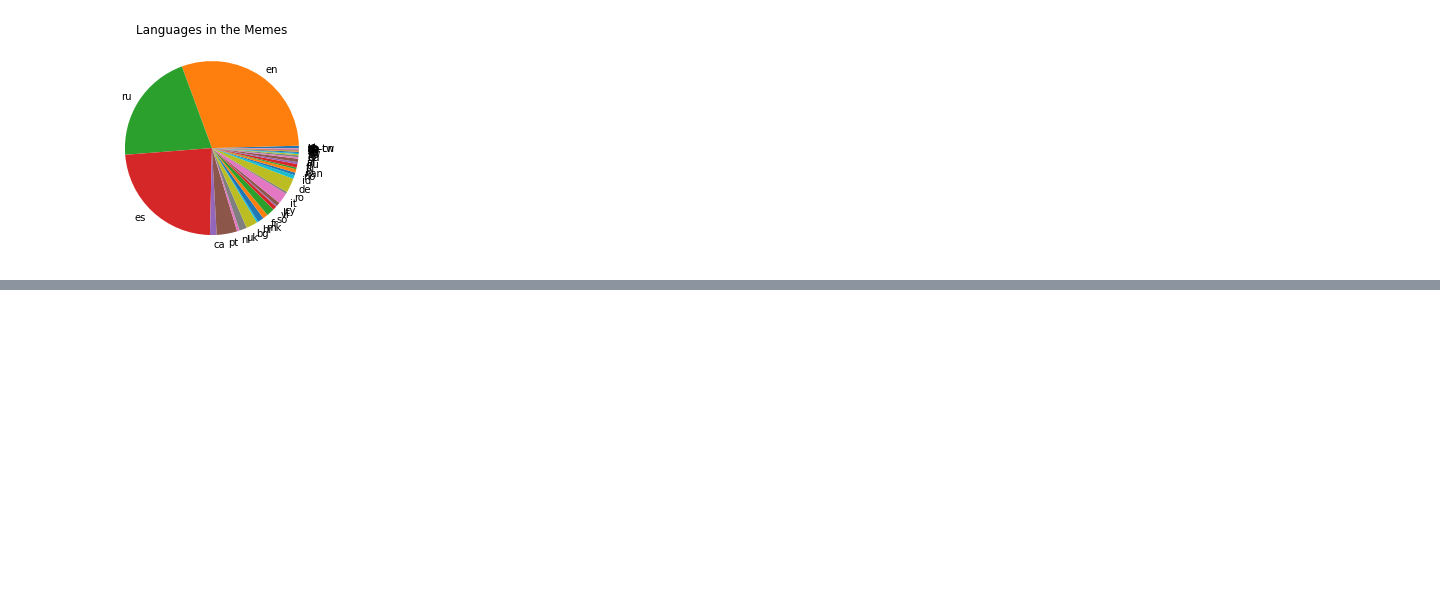
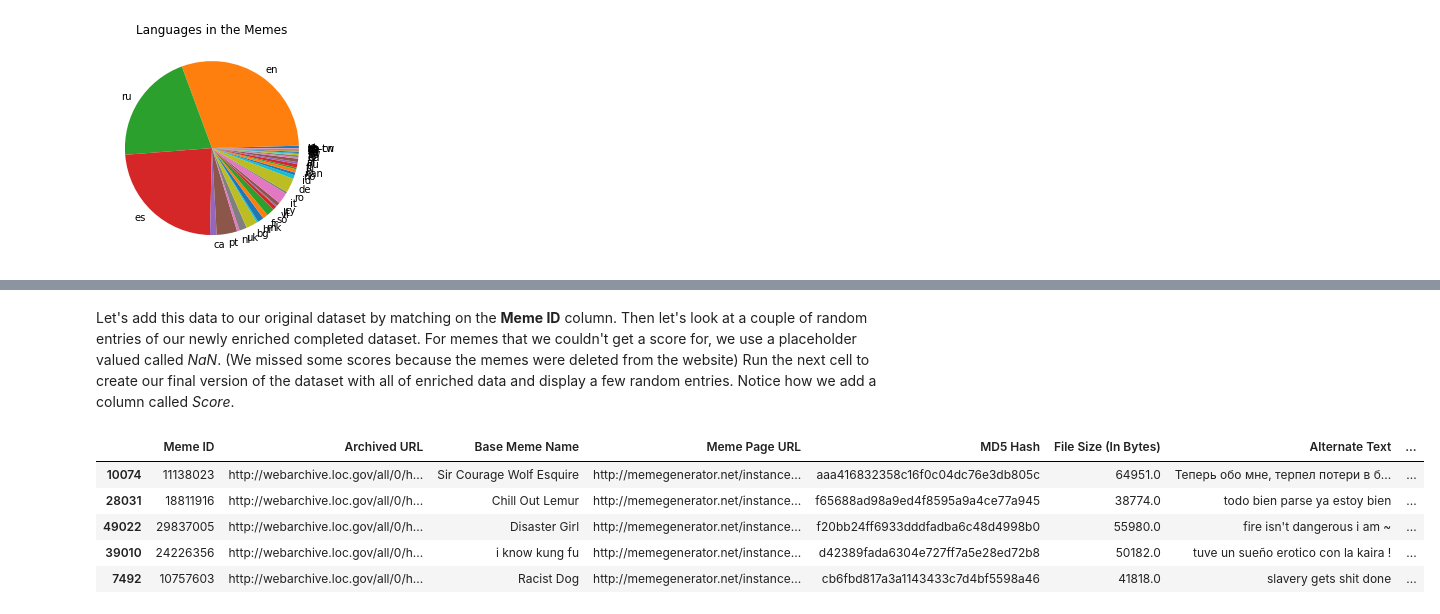
Before and after one commit to cmurgu/jbooks, a Jupyter notebook: Meme_Web_Archive_Exploration.ipynb, the cells around one changed output, grey strips where cells are left out. Drawn from its saved outputs; the diff is of its cells as text; code cells hidden in the pictures; blank space fills up the shorter version.

```diff
--- a/Meme_Web_Archive_Exploration.ipynb
+++ b/Meme_Web_Archive_Exploration.ipynb
@@ -228,0 +281,27 @@ plt.show()
+# %% [markdown]
+Let's add this data to our original dataset by matching on the **Meme ID** column. Then let's look at a couple of random entries of our newly enriched completed dataset. For memes that we couldn't get a score for, we use a placeholder valued called _NaN_. (We missed some scores because the memes were deleted from the website) Run the next cell to create our final version of the dataset with all of enriched data and display a few random entries. Notice how we add a column called _Score_.
+# %%
+#Original Dataset
+meme_data = pd.read_csv("https://raw.githubusercontent.com/BrockDSL/Analyzing_Web_Archives/main/memegenerator.csv", sep=",")
+meme_data["Meme ID"] = meme_data["Meme ID"].astype(str)
+
+#Language information added
+lang_data = pd.read_csv("https://raw.githubusercontent.com/BrockDSL/Analyzing_Web_Archives/main/language_data.csv")
+meme_data = meme_data.join(lang_data)
+
+#Meme Score Added
+meme_scores = pd.read_csv("https://raw.githubusercontent.com/BrockDSL/Analyzing_Web_Archives/main/meme_scores.csv",dtype={'Meme ID': object})
+meme_scores["Meme ID"] = meme_scores["Meme ID"].astype(str)
+meme_data = pd.merge(meme_data,meme_scores,on="Meme ID", how = "outer")
+meme_data.dropna(thresh=8,inplace=True)
+
+#set our random item to be from our new dataframe
+rando = meme_data.sample(1)
+meme_data.sample(5)
+# %% [output]
+|  | Meme ID | Archived URL | Base Meme Name | Meme Page URL | MD5 Hash | File Size (In Bytes) | Alternate Text | ... |
+| 10074 | 11138023 | http://webarchive.loc.gov/all/0/h... | Sir Courage Wolf Esquire | http://memegenerator.net/instance... | aaa416832358c16f0c04dc76e3db805c | 64951.0 | Теперь обо мне, терпел потери в б... | ... |
+| 28031 | 18811916 | http://webarchive.loc.gov/all/0/h... | Chill Out Lemur | http://memegenerator.net/instance... | f65688ad98a9ed4f8595a9a4ce77a945 | 38774.0 | todo bien parse ya estoy bien | ... |
+| 49022 | 29837005 | http://webarchive.loc.gov/all/0/h... | Disaster Girl | http://memegenerator.net/instance... | f20bb24ff6933dddfadba6c48d4998b0 | 55980.0 | fire isn't dangerous i am ~ | ... |
+| 39010 | 24226356 | http://webarchive.loc.gov/all/0/h... | i know kung fu | http://memegenerator.net/instance... | d42389fada6304e727ff7a5e28ed72b8 | 50182.0 | tuve un sueño erotico con la kaira ! | ... |
+| 7492 | 10757603 | http://webarchive.loc.gov/all/0/h... | Racist Dog | http://memegenerator.net/instance... | cb6fbd817a3a1143433c7d4bf5598a46 | 41818.0 | slavery gets shit done | ... |
```
Also changed, not shown: parts of 30 cells of this notebook, 41 other files.
